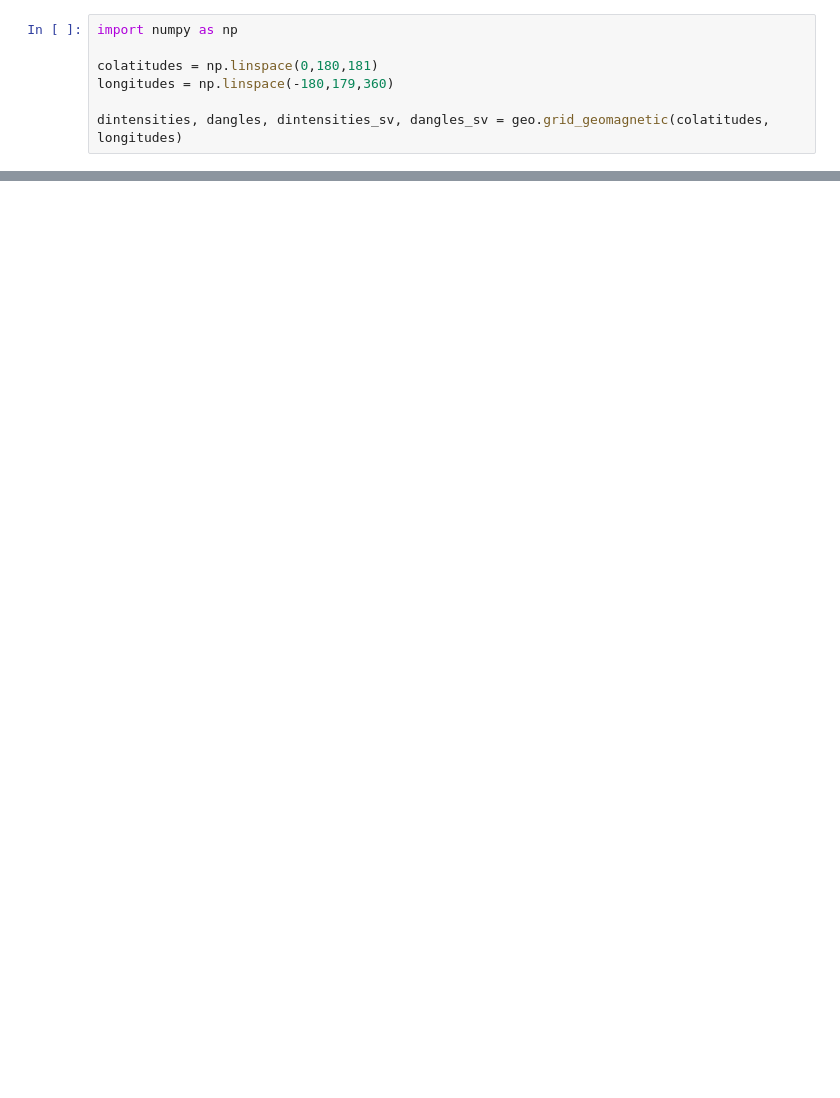
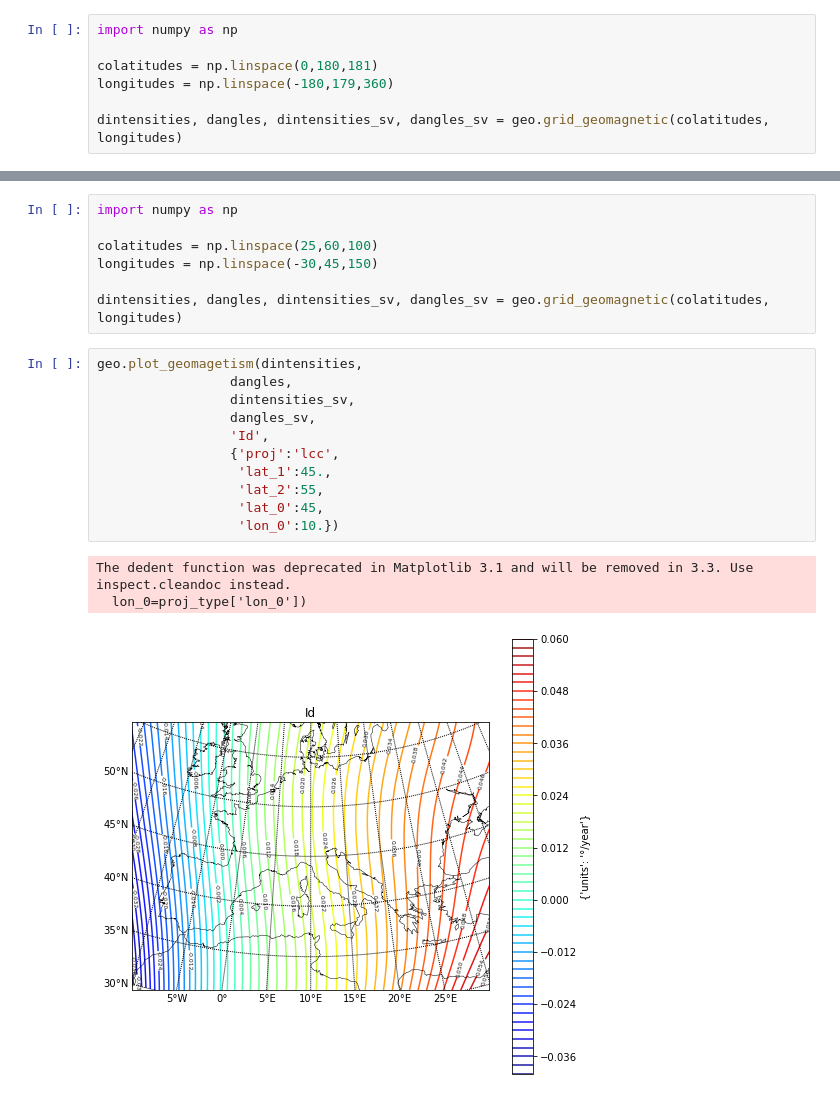
Before and after one commit to Bertin-fap/geomagnetism-exemples, a Jupyter notebook: GEOMAGNETISM_GITHUB.ipynb, the cells around one changed output, grey strips where cells are left out. Cells and saved outputs as stored; diff of their text form; blank space fills up the shorter version.

```diff
--- a/GEOMAGNETISM_GITHUB.ipynb
+++ b/GEOMAGNETISM_GITHUB.ipynb
@@ -352,0 +356,22 @@ change_yticks()
+# %%
+import numpy as np
+
+colatitudes = np.linspace(25,60,100)
+longitudes = np.linspace(-30,45,150)
+
+dintensities, dangles, dintensities_sv, dangles_sv = geo.grid_geomagnetic(colatitudes, longitudes)
+# %%
+geo.plot_geomagetism(dintensities,
+                 dangles,
+                 dintensities_sv,
+                 dangles_sv,
+                 'Id',
+                 {'proj':'lcc',
+                  'lat_1':45.,
+                  'lat_2':55,
+                  'lat_0':45,
+                  'lon_0':10.})
+# %% [output]
+The dedent function was deprecated in Matplotlib 3.1 and will be removed in 3.3. Use inspect.cleandoc instead.
+  lon_0=proj_type['lon_0'])
+[figure, added]
```
Also changed, not shown: parts of 4 cells of this notebook.
